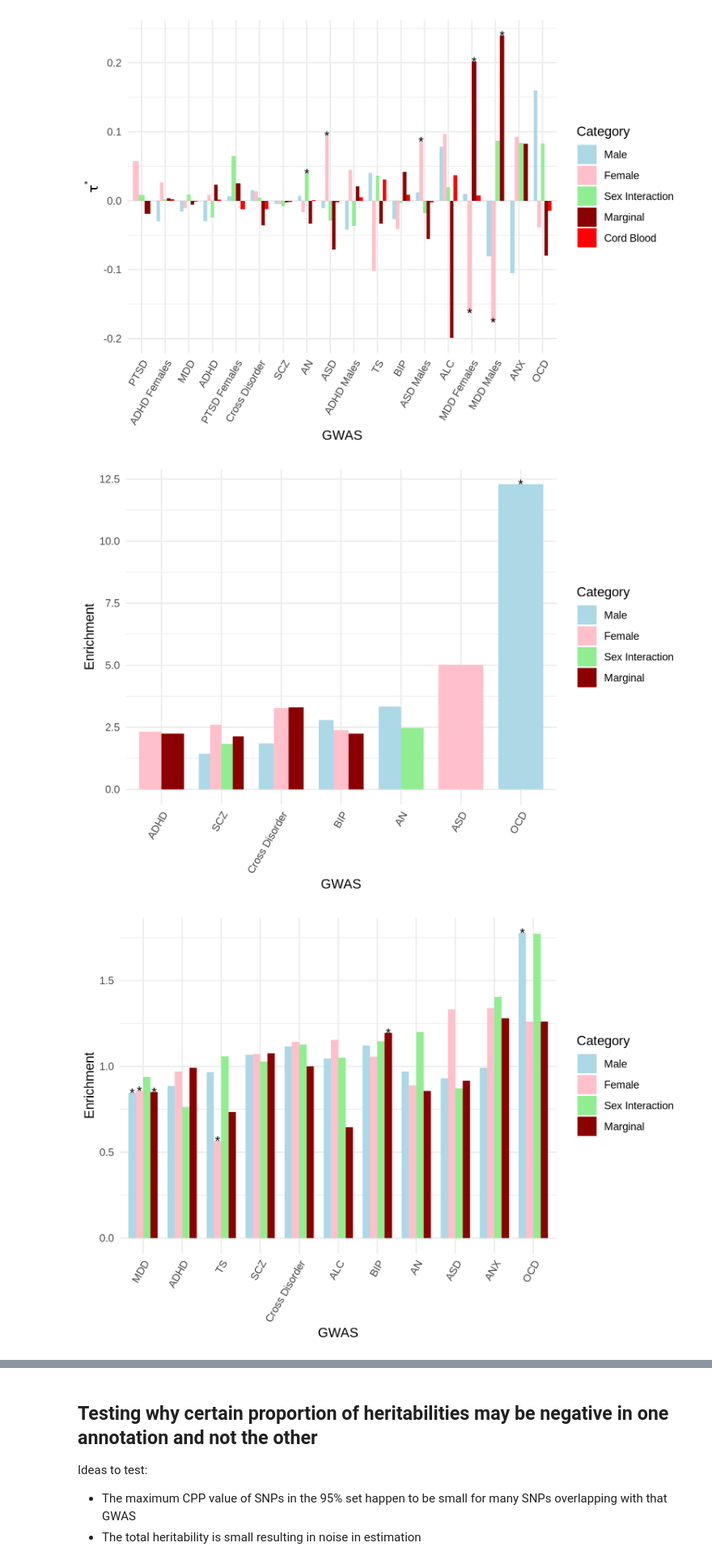
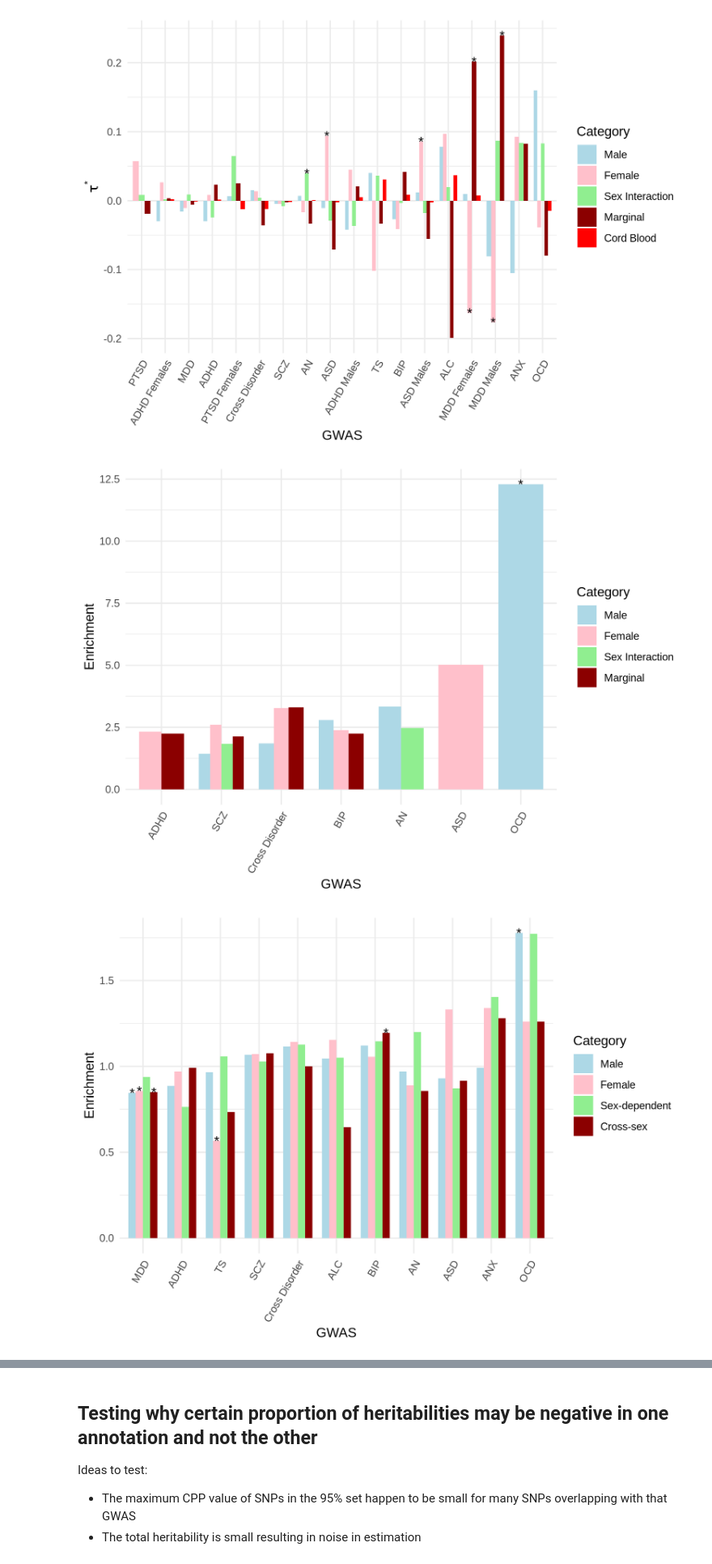
Before and after one commit to wilcas/sex_specific_mQTL, a Jupyter notebook: delahaye_mQTL_analyses/heritability_ldsc_analysis.ipynb, the cells around one changed output, grey strips where cells are left out. Shown at 81% size. Drawn from its saved outputs; the diff is of its cells as text; code cells hidden in the pictures.

```diff
--- a/delahaye_mQTL_analyses/heritability_ldsc_analysis.ipynb
+++ b/delahaye_mQTL_analyses/heritability_ldsc_analysis.ipynb
@@ -418,21 +434,27 @@ ggplot(pgc_part_heritability_baseline_df[!GWAS %in% c("ANXFS","Alcohol (AUDIT)",
 # %%
-all_sd_annot <- list()
-i <- 1
-for(qtl_set in c("marginal","sex_interaction","male", "female", "cord_mqtl")){
-    for(annot in c("all_cis_fdr","maxCPP_her","bin_CPP_her")){
-        if(grepl("CPP",annot)){
-            annotations <- annotation_SD("/scratch/st-dennisjk-1/wcasazza/1000G_phase3_ldsc/single_delahaye_annotations/",glue("{qtl_set}_{annot}.*.annot.gz"))
-        }else{
+if(!file.exists(here("data","all_sd_annot.txt.gz"))){
+    all_sd_annot <- list()
+    i <- 1
+    for(qtl_set in c("male_specific","female_specific","marginal","sex_interaction","male", "female", "cord_mqtl")){
+        for(annot in c("all_cis_fdr","maxCPP_her","bin_CPP_her")){
+            if(grepl("specific",qtl_set) & annot != "bin_CPP_her") next
+            if(grepl("CPP",annot)){
                 annotations <- annotation_SD("/scratch/st-dennisjk-1/wcasazza/1000G_phase3_ldsc/single_delahaye_annotations/",glue("{qtl_set}_{annot}.*.annot.gz"))
+            }else{
+                    annotations <- annotation_SD("/scratch/st-dennisjk-1/wcasazza/1000G_phase3_ldsc/single_delahaye_annotations/",glue("{qtl_set}_{annot}.*.annot.gz"))
+            }
+            annotations <- data.table(annot_sd=annotations)
+            annotations$annotation <- annot
+            annotations$Category <- recode(qtl_set,male_specific= "Male Specific", female_specific = "Female Specific", marginal="Marginal",sex_interaction="Sex Interaction", male= "Male", female="Female", cord_mqtl='Cord Blood')
+            all_sd_annot[[i]] <- annotations
+            i <- i+1
         }
-        annotations <- data.table(annot_sd=annotations)
-        annotations$annotation <- annot
-        annotations$Category <- recode(qtl_set,marginal="Marginal",sex_interaction="Sex Interaction", male= "Male", female="Female", cord_mqtl='Cord Blood')
-        all_sd_annot[[i]] <- annotations
-        i <- i+1
     }
+    all_sd_annot <- rbindlist(all_sd_annot)
+    fwrite(all_sd_annot,here("data","all_sd_annot.txt.gz"),row.names=F,sep="\t",quote=FALSE)
+}else{
+    all_sd_annot <- fread(here("data","all_sd_annot.txt.gz"))
 }
-all_sd_annot <- rbindlist(all_sd_annot)
 # %%
 pgc_part_heritability_df <- merge(pgc_part_heritability_df,all_sd_annot,by=c("annotation","Category"))
 pgc_part_heritability_df[,`:=`(tau_star=(Coefficient * annot_sd)/(h2/total_SNP),tau_se = (Coefficient_std_error * annot_sd)/(h2/total_SNP))]
@@ -549,7 +574,7 @@ ggplot(
         Category %in% c("Marginal", "Sex Interaction", "Male", "Female")& #, "Cord Blood") &
         annotation == "bin_CPP_her" &
         Enrichment - Enrichment_std_error > 0
-    ]%>% mutate(GWAS = factor(GWAS,levels = GWAS_order),Category = factor(Category,levels = annot_order)),
+    ]%>% mutate(GWAS = factor(GWAS,levels = GWAS_order),Category = recode_factor(Category,"Male"="Male","Female"="Female","Sex Interaction"="Sex-dependent","Marginal"="Cross-sex")),
     aes(fill = Category, x=GWAS,y=Enrichment,label = ifelse(significant_enrich,"*","")))+
     geom_col(position="dodge",width=0.75) +
     geom_text(position=position_dodge(width=0.75))+
@@ -593,34 +618,34 @@ ggplot(
         !grepl("Male|Female",GWAS) &
         Category %in% c("Marginal", "Sex Interaction", "Male", "Female")& #, "Cord Blood") &
         annotation == "bin_CPP_her" &
         Enrichment - Enrichment_std_error > 0
     ]%>% mutate(GWAS = factor(GWAS,levels = GWAS_order),Category = factor(Category,levels = annot_order)),
     aes(fill = Category, x=GWAS,y=tau_star,label = ifelse(pnorm(abs(tau_star/tau_se),lower.tail=F)*2 < 0.05,"*","")))+
     geom_col(position="dodge",width=0.75) +
     geom_text(position=position_dodge(width=0.75))+
     labs(y=bquote(tau^"*"))+
     scale_fill_manual(values = c("light blue", "pink","light green", "dark red" , "red"))+
     theme_minimal()+
     theme(axis.text.x = element_text(angle=60,hjust=1,vjust=1))
 
 ggplot(
     pgc_part_heritability_baseline_df[
         !GWAS %in% exclude_list &
         !grepl("Male|Female",GWAS) &
         Category %in% c("Marginal", "Sex Interaction", "Male", "Female")& #, "Cord Blood") &
         annotation == "all_cis_fdr" &
         Enrichment - Enrichment_std_error > 0
     ]%>% mutate(GWAS = factor(GWAS,levels = GWAS_order),Category = factor(Category,levels = annot_order)),
     aes(fill = Category, x=GWAS,y=tau_star,label = ifelse(pnorm(abs(tau_star/tau_se),lower.tail=F)*2 < 0.05,"*","")))+
     geom_col(position="dodge",width=0.75) +
     geom_text(position=position_dodge(width=0.75))+
     labs(y=bquote(tau^"*"))+
     scale_fill_manual(values = c("light blue", "pink","light green", "dark red" , "red"))+
     theme_minimal()+
     theme(axis.text.x = element_text(angle=60,hjust=1,vjust=1))
 # %% [output]
 [figure]
-[figure, old version]
+[figure, new version]
 [figure]
 [figure]
 [figure]
```
Also changed, not shown: parts of 7 cells of this notebook, 6 other files.
